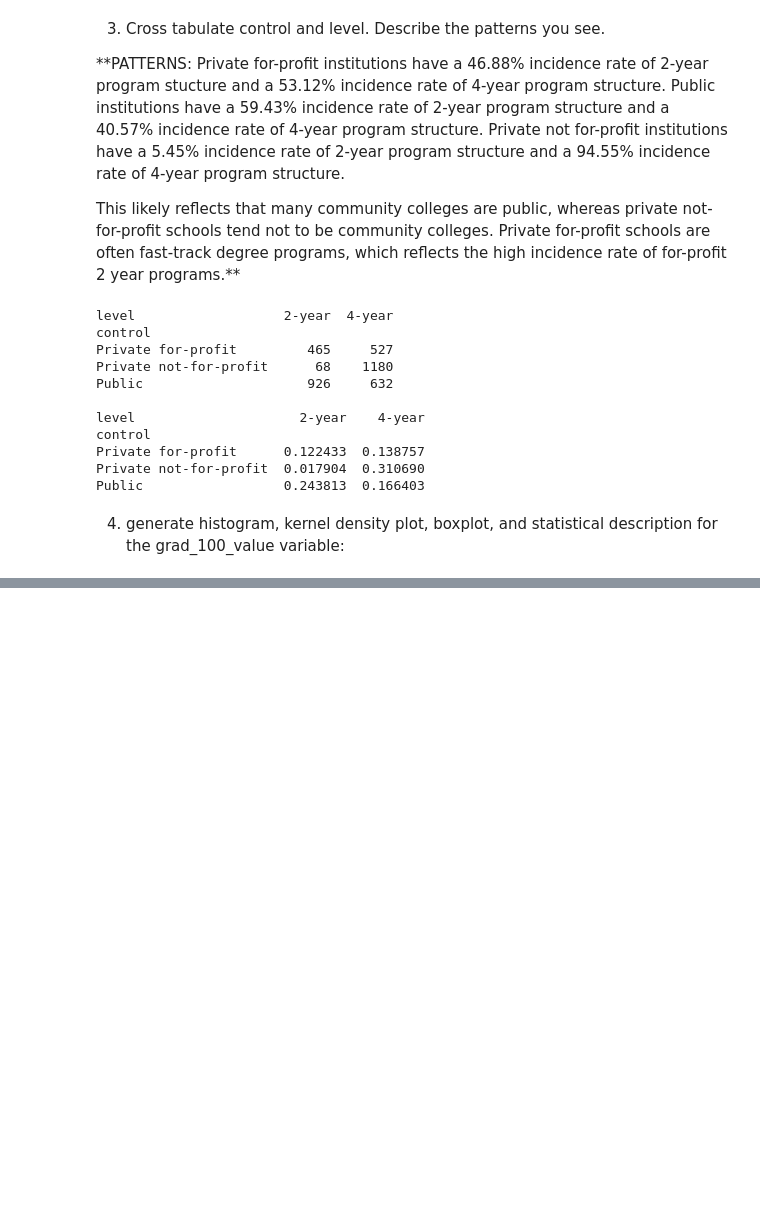
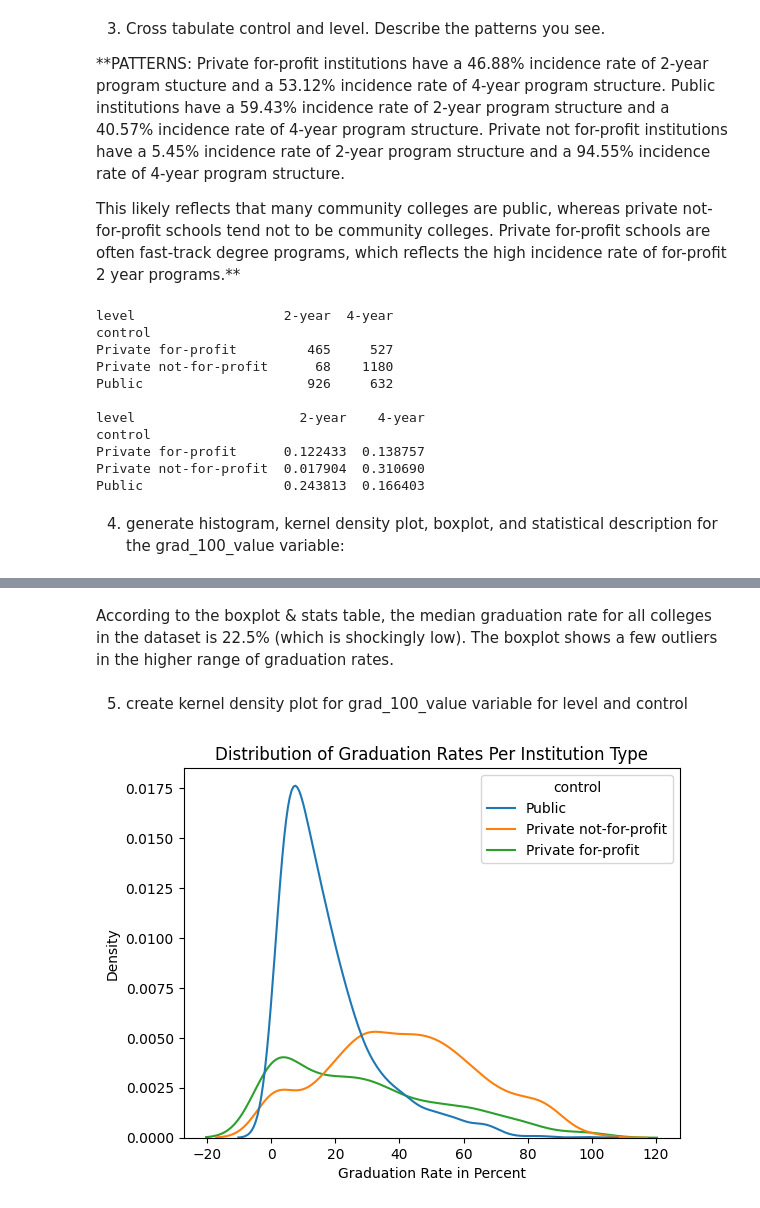
Before and after one commit to oak50/visualization, a Jupyter notebook: assignment/assignment__2.ipynb, the cells around one changed output, grey strips where cells are left out. Saved outputs shown, nothing was run; the diff lists cells and outputs as text; code cells hidden in the pictures; blank space fills up the shorter version.

```diff
--- a/assignment/assignment__2.ipynb
+++ b/assignment/assignment__2.ipynb
@@ -102,0 +120,13 @@ Name: grad_100_value, dtype: float64
+# %% [markdown]
+According to the boxplot & stats table, the median graduation rate for all colleges in the dataset is 22.5% (which is shockingly low). The boxplot shows a few outliers in the higher range of graduation rates.
+# %% [markdown]
+5. create kernel density plot for grad_100_value variable for level and control
+# %%
+# 5. create kernel density plot for grad_100_value variable for level and control
+
+sns.kdeplot(data=df,x='grad_100_value',hue="control")
+plt.xlabel('Graduation Rate in Percent')
+plt.title('Distribution of Graduation Rates Per Institution Type')
+plt.show()
+# %% [output]
+[figure, added]
```
Also changed, not shown: parts of 45 cells of this notebook, 9 other files.
